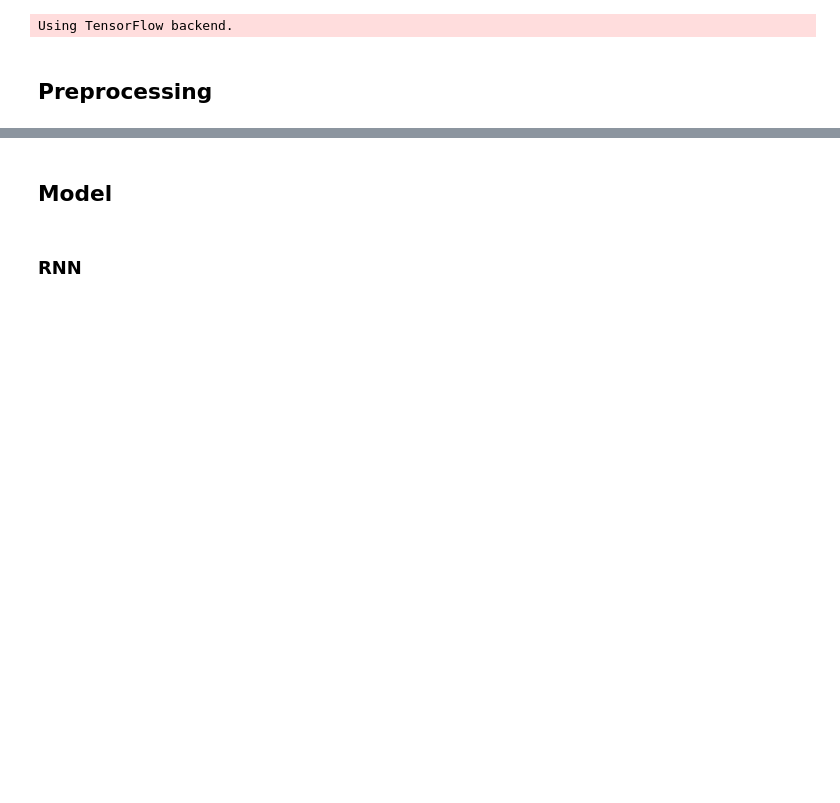
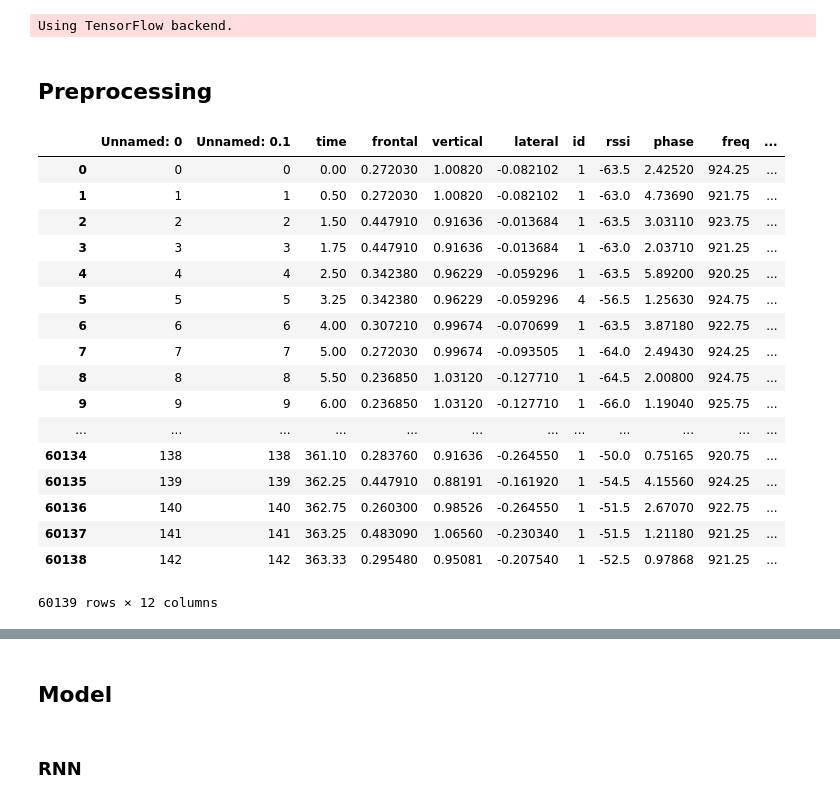
Before and after one commit to deborrrrrah/FFNN, a Jupyter notebook: Praktikum/IF4074_Praktikum1_13516044.ipynb, the cells around one changed output, grey strips where cells are left out. Saved outputs shown, nothing was run; the diff lists cells and outputs as text; code cells hidden in the pictures; blank space fills up the shorter version.

```diff
--- a/Praktikum/IF4074_Praktikum1_13516044.ipynb
+++ b/Praktikum/IF4074_Praktikum1_13516044.ipynb
@@ -19,2 +19,24 @@ from keras.layers import Dense
 # %% [markdown]
 ## Preprocessing
+# %%
+df = pd.read_csv('train.csv')
+df
+# %% [output]
+|  | Unnamed: 0 | Unnamed: 0.1 | time | frontal | vertical | lateral | id | rssi | phase | freq | ... |
+| 0 | 0 | 0 | 0.00 | 0.272030 | 1.00820 | -0.082102 | 1 | -63.5 | 2.42520 | 924.25 | ... |
+| 1 | 1 | 1 | 0.50 | 0.272030 | 1.00820 | -0.082102 | 1 | -63.0 | 4.73690 | 921.75 | ... |
+| 2 | 2 | 2 | 1.50 | 0.447910 | 0.91636 | -0.013684 | 1 | -63.5 | 3.03110 | 923.75 | ... |
+| 3 | 3 | 3 | 1.75 | 0.447910 | 0.91636 | -0.013684 | 1 | -63.0 | 2.03710 | 921.25 | ... |
+| 4 | 4 | 4 | 2.50 | 0.342380 | 0.96229 | -0.059296 | 1 | -63.5 | 5.89200 | 920.25 | ... |
+| 5 | 5 | 5 | 3.25 | 0.342380 | 0.96229 | -0.059296 | 4 | -56.5 | 1.25630 | 924.75 | ... |
+| 6 | 6 | 6 | 4.00 | 0.307210 | 0.99674 | -0.070699 | 1 | -63.5 | 3.87180 | 922.75 | ... |
+| 7 | 7 | 7 | 5.00 | 0.272030 | 0.99674 | -0.093505 | 1 | -64.0 | 2.49430 | 924.25 | ... |
+| 8 | 8 | 8 | 5.50 | 0.236850 | 1.03120 | -0.127710 | 1 | -64.5 | 2.00800 | 924.75 | ... |
+| 9 | 9 | 9 | 6.00 | 0.236850 | 1.03120 | -0.127710 | 1 | -66.0 | 1.19040 | 925.75 | ... |
+| ... | ... | ... | ... | ... | ... | ... | ... | ... | ... | ... | ... |
+| 60134 | 138 | 138 | 361.10 | 0.283760 | 0.91636 | -0.264550 | 1 | -50.0 | 0.75165 | 920.75 | ... |
+| 60135 | 139 | 139 | 362.25 | 0.447910 | 0.88191 | -0.161920 | 1 | -54.5 | 4.15560 | 924.25 | ... |
+| 60136 | 140 | 140 | 362.75 | 0.260300 | 0.98526 | -0.264550 | 1 | -51.5 | 2.67070 | 922.75 | ... |
+| 60137 | 141 | 141 | 363.25 | 0.483090 | 1.06560 | -0.230340 | 1 | -51.5 | 1.21180 | 921.25 | ... |
+| 60138 | 142 | 142 | 363.33 | 0.295480 | 0.95081 | -0.207540 | 1 | -52.5 | 0.97868 | 921.25 | ... |
+60139 rows × 12 columns
```
Also changed, not shown: parts of 3 cells of this notebook.
